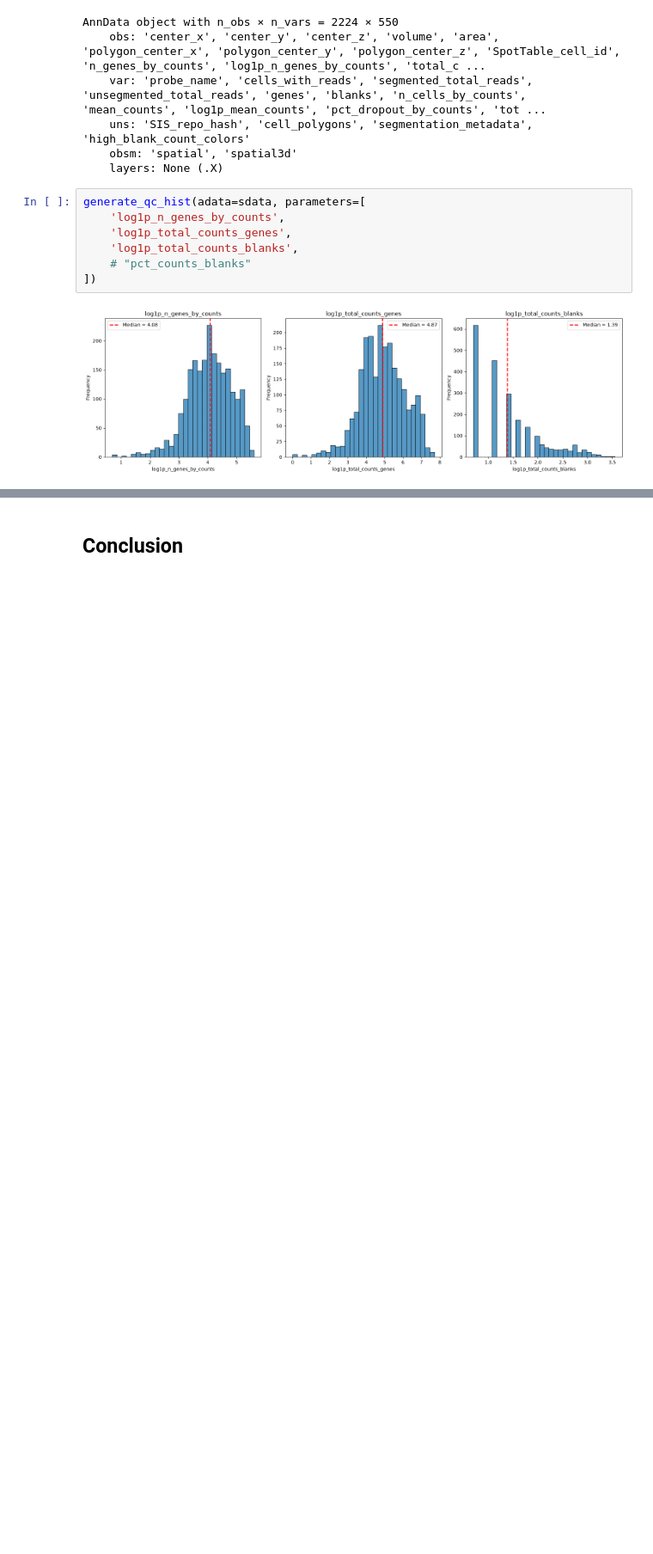
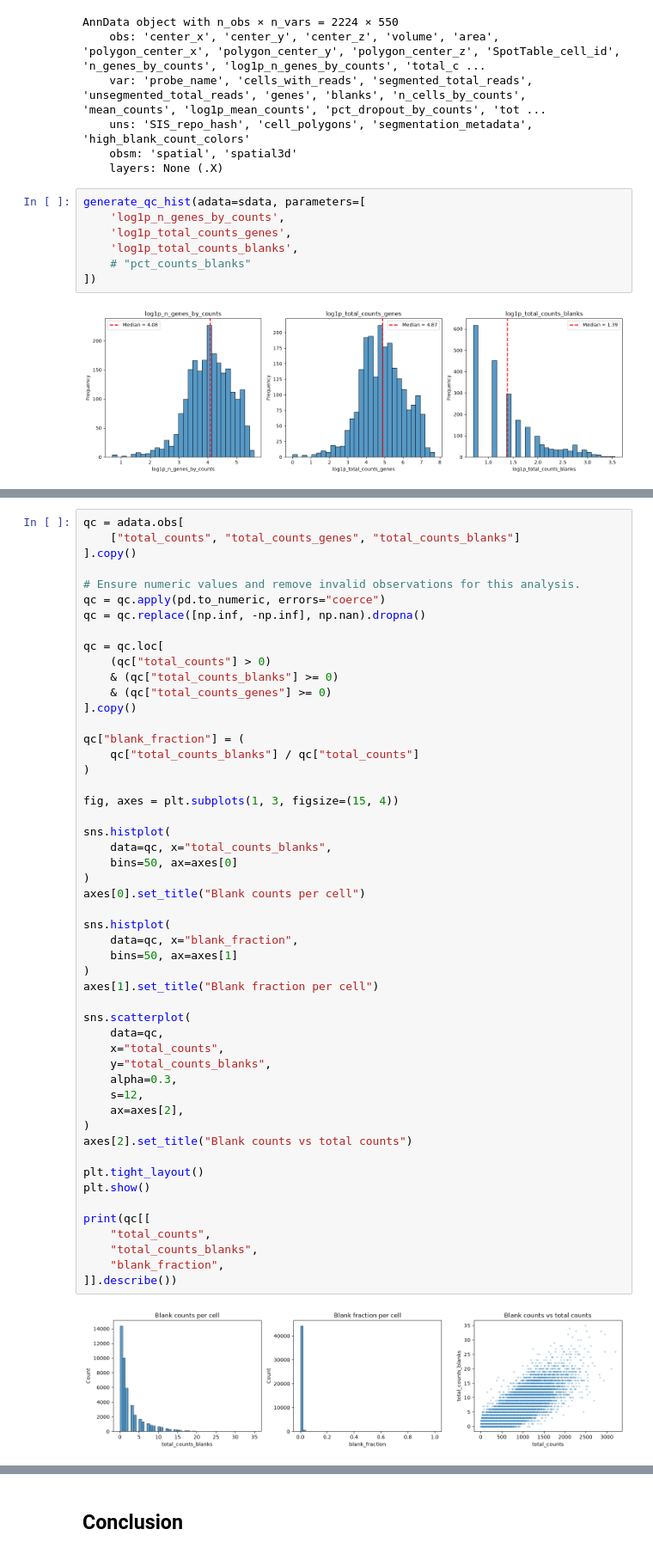
Before and after one commit to poloarol/mini-single-cell-series, a Jupyter notebook: 01_quality_control.ipynb, the cells around one changed output, grey strips where cells are left out. Shown at 86% size. Drawn from its saved outputs; the diff is of its cells as text; blank space fills up the shorter version.

Commit message:
addded statistical modelling of blanks

```diff
--- a/01_quality_control.ipynb
+++ b/01_quality_control.ipynb
@@ -320,0 +360,53 @@ generate_qc_hist(adata=sdata, parameters=[
+# %%
+qc = adata.obs[
+    ["total_counts", "total_counts_genes", "total_counts_blanks"]
+].copy()
+
+# Ensure numeric values and remove invalid observations for this analysis.
+qc = qc.apply(pd.to_numeric, errors="coerce")
+qc = qc.replace([np.inf, -np.inf], np.nan).dropna()
+
+qc = qc.loc[
+    (qc["total_counts"] > 0)
+    & (qc["total_counts_blanks"] >= 0)
+    & (qc["total_counts_genes"] >= 0)
+].copy()
+
+qc["blank_fraction"] = (
+    qc["total_counts_blanks"] / qc["total_counts"]
+)
+
+fig, axes = plt.subplots(1, 3, figsize=(15, 4))
+
+sns.histplot(
+    data=qc, x="total_counts_blanks",
+    bins=50, ax=axes[0]
+)
+axes[0].set_title("Blank counts per cell")
+
+sns.histplot(
+    data=qc, x="blank_fraction",
+    bins=50, ax=axes[1]
+)
+axes[1].set_title("Blank fraction per cell")
+
+sns.scatterplot(
+    data=qc,
+    x="total_counts",
+    y="total_counts_blanks",
+    alpha=0.3,
+    s=12,
+    ax=axes[2],
+)
+axes[2].set_title("Blank counts vs total counts")
+
+plt.tight_layout()
+plt.show()
+
+print(qc[[
+    "total_counts",
+    "total_counts_blanks",
+    "blank_fraction",
+]].describe())
+# %% [output]
+[figure, added]
```
Also changed, not shown: parts of 14 cells of this notebook.
